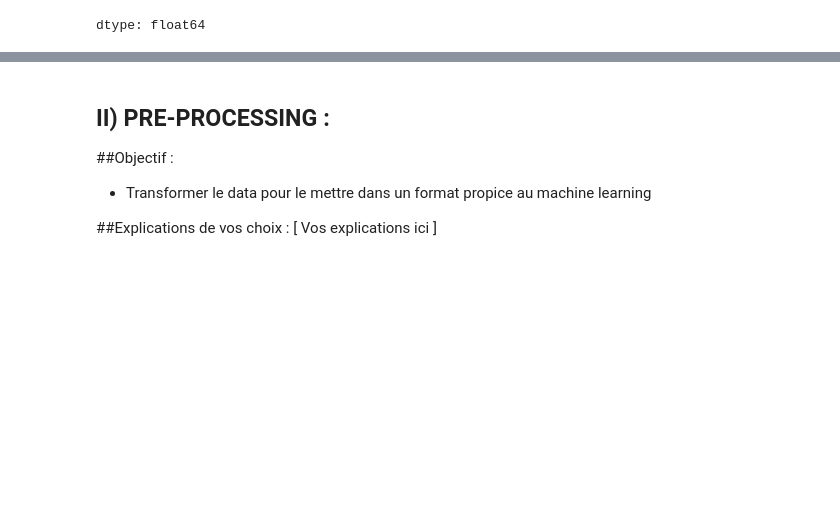
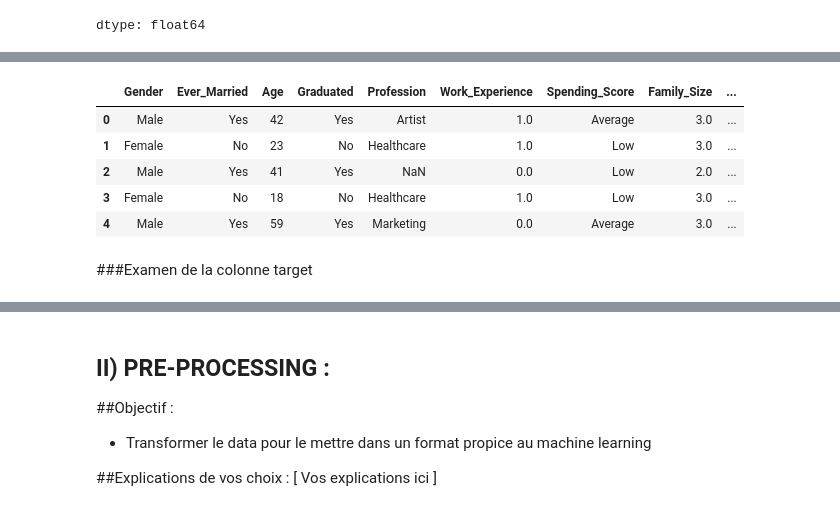
Before and after one commit to emilienDieryck/Projet-IA, a Jupyter notebook: BIN3100_Projet_Data_Science.ipynb, the cells around one changed output, grey strips where cells are left out. Cells and saved outputs as stored; diff of their text form; code cells hidden in the pictures; blank space fills up the shorter version.

```diff
--- a/BIN3100_Projet_Data_Science.ipynb
+++ b/BIN3100_Projet_Data_Science.ipynb
@@ -193,2 +201,16 @@ dtype: float64
 # %%
-#Votre code pour l'analyse de Fond
+###Votre code pour l'analyse de Fond
+
+
+#Elimination des colones inutiles
+df = df.drop(columns=['ID'], axis=1)
+df.head()
+# %% [output]
+|  | Gender | Ever_Married | Age | Graduated | Profession | Work_Experience | Spending_Score | Family_Size | ... |
+| 0 | Male | Yes | 42 | Yes | Artist | 1.0 | Average | 3.0 | ... |
+| 1 | Female | No | 23 | No | Healthcare | 1.0 | Low | 3.0 | ... |
+| 2 | Male | Yes | 41 | Yes | NaN | 0.0 | Low | 2.0 | ... |
+| 3 | Female | No | 18 | No | Healthcare | 1.0 | Low | 3.0 | ... |
+| 4 | Male | Yes | 59 | Yes | Marketing | 0.0 | Average | 3.0 | ... |
+# %% [markdown]
+###Examen de la colonne target
```
Also changed, not shown: parts of 22 cells of this notebook.
